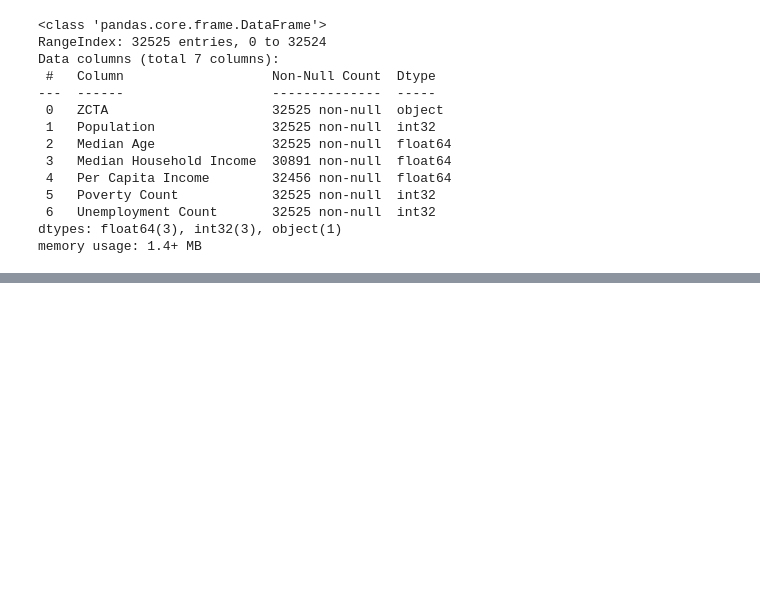
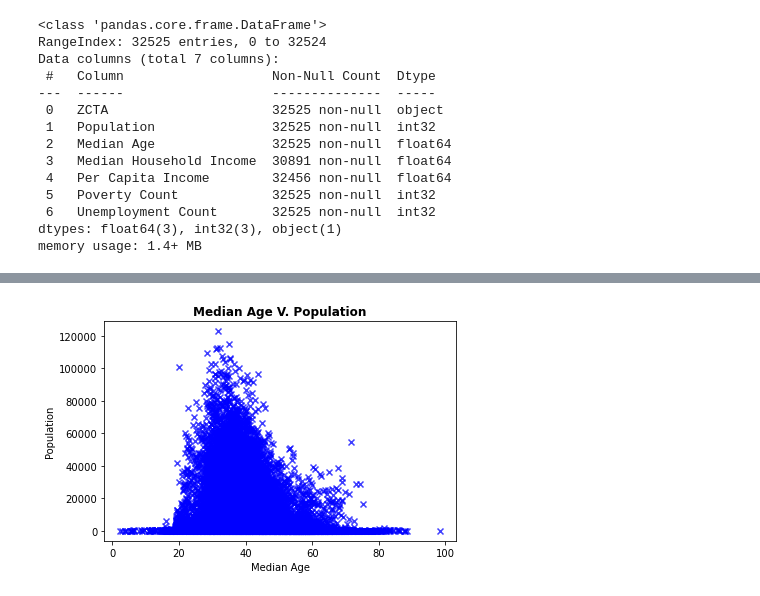
Before and after one commit to poojaisabelle/ETL-Project, a Jupyter notebook: 02_transform_census/02_transform_census_pooja.ipynb, the cells around one changed output, grey strips where cells are left out. Saved outputs shown, nothing was run; the diff lists cells and outputs as text; code cells hidden in the pictures; blank space fills up the shorter version.

Commit message:
Added scatter plots

```diff
--- a/02_transform_census/02_transform_census_pooja.ipynb
+++ b/02_transform_census/02_transform_census_pooja.ipynb
@@ -275,0 +294,8 @@ clean_census.to_csv('clean_census.csv', index=False)
+# %%
+# Store columns in variables
+med_age = clean_census['Median Age']
+med_inc = clean_census['Median Household Income']
+pop = clean_census['Population']
+per_inc = clean_census['Per Capita Income']
+pov_count = clean_census['Poverty Count']
+unemp_count = clean_census['Unemployment Count']
@@ -275,0 +305,9 @@ clean_census.to_csv('clean_census.csv', index=False)
+# %%
+# Generate scatter plot - Population V Median Age
+plt.scatter(med_age, pop, marker="x", facecolors="blue", alpha=0.75)
+plt.xlabel("Median Age")
+plt.ylabel("Population")
+plt.title("Median Age V. Population", weight="bold")
+plt.tight_layout()
+# %% [output]
+[figure, added]
```
Also changed, not shown: parts of 7 cells of this notebook.
